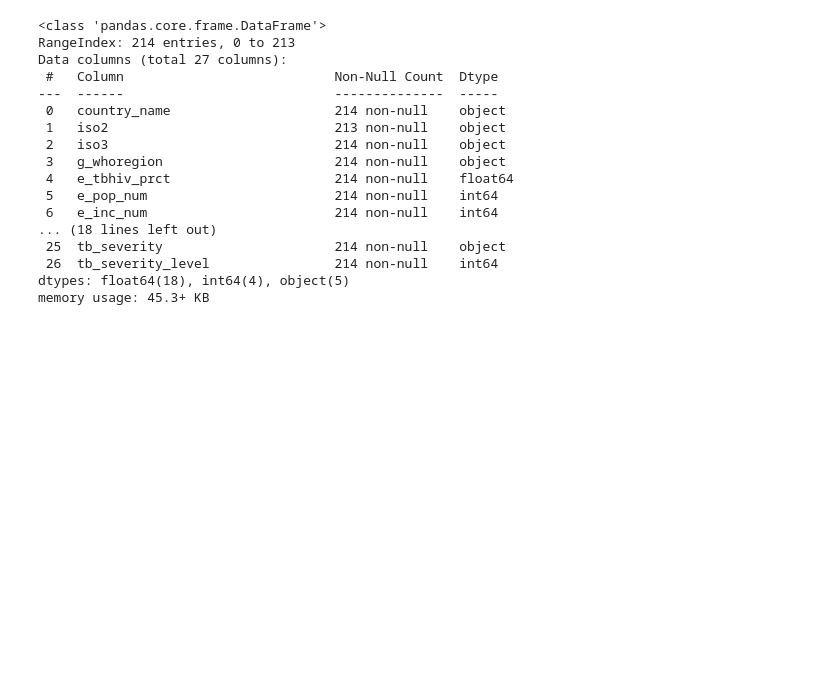
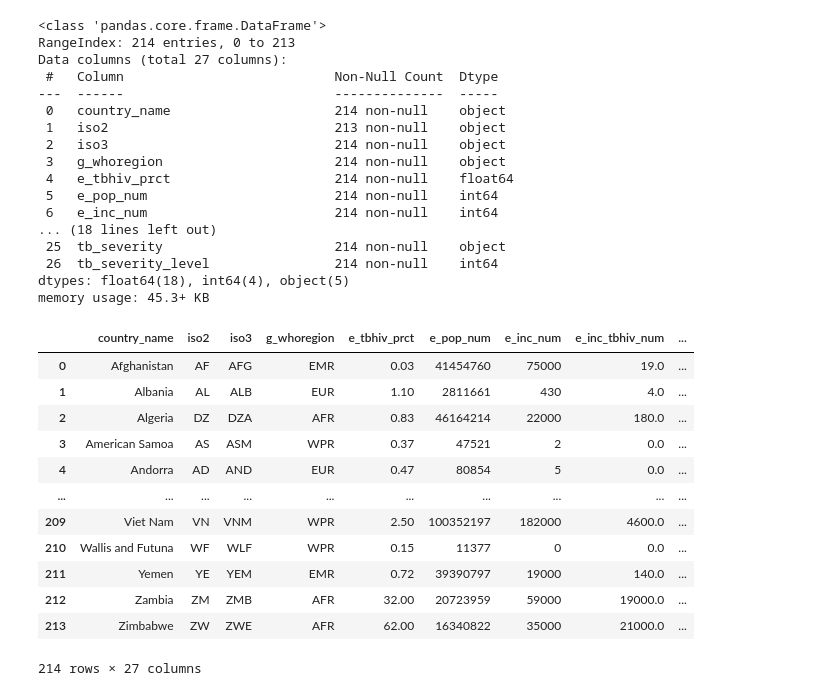
Before and after one commit to TimoLischke/WHO_TuberculosisReport, a Jupyter notebook: notebooks/tableau.ipynb, the cells around one changed output. Cells and saved outputs as stored; diff of their text form; code cells hidden in the pictures; blank space fills up the shorter version.

```diff
--- a/notebooks/tableau.ipynb
+++ b/notebooks/tableau.ipynb
@@ -113,3 +113,22 @@ memory usage: 45.3+ KB
 # Safe the updated datafile for df_TB_burden_tableau dataframe as txt:
 # df_TB_burden_tableau.to_csv("df_TB_burden_tableau.txt", index=False)
 # ONLY DONE ONCE !
+# %%
+# load WHO TB Burden - incidence number 2023 + severity level, enriched with external data + corrections done in EDA
+TB_burden_tableau_new = "df_TB_burden_tableau_new.csv"
+df_TB_burden_tableau_new = pd.read_csv(TB_burden_tableau_new)
+df_TB_burden_tableau_new
+# %% [output]
+|  | country_name | iso2 | iso3 | g_whoregion | e_tbhiv_prct | e_pop_num | e_inc_num | e_inc_tbhiv_num | ... |
+| 0 | Afghanistan | AF | AFG | EMR | 0.03 | 41454760 | 75000 | 19.0 | ... |
+| 1 | Albania | AL | ALB | EUR | 1.10 | 2811661 | 430 | 4.0 | ... |
+| 2 | Algeria | DZ | DZA | AFR | 0.83 | 46164214 | 22000 | 180.0 | ... |
+| 3 | American Samoa | AS | ASM | WPR | 0.37 | 47521 | 2 | 0.0 | ... |
+| 4 | Andorra | AD | AND | EUR | 0.47 | 80854 | 5 | 0.0 | ... |
+| ... | ... | ... | ... | ... | ... | ... | ... | ... | ... |
+| 209 | Viet Nam | VN | VNM | WPR | 2.50 | 100352197 | 182000 | 4600.0 | ... |
+| 210 | Wallis and Futuna | WF | WLF | WPR | 0.15 | 11377 | 0 | 0.0 | ... |
+| 211 | Yemen | YE | YEM | EMR | 0.72 | 39390797 | 19000 | 140.0 | ... |
+| 212 | Zambia | ZM | ZMB | AFR | 32.00 | 20723959 | 59000 | 19000.0 | ... |
+| 213 | Zimbabwe | ZW | ZWE | AFR | 62.00 | 16340822 | 35000 | 21000.0 | ... |
+214 rows × 27 columns
```
Also changed, not shown: parts of 1 cell of this notebook, 17 other files.
